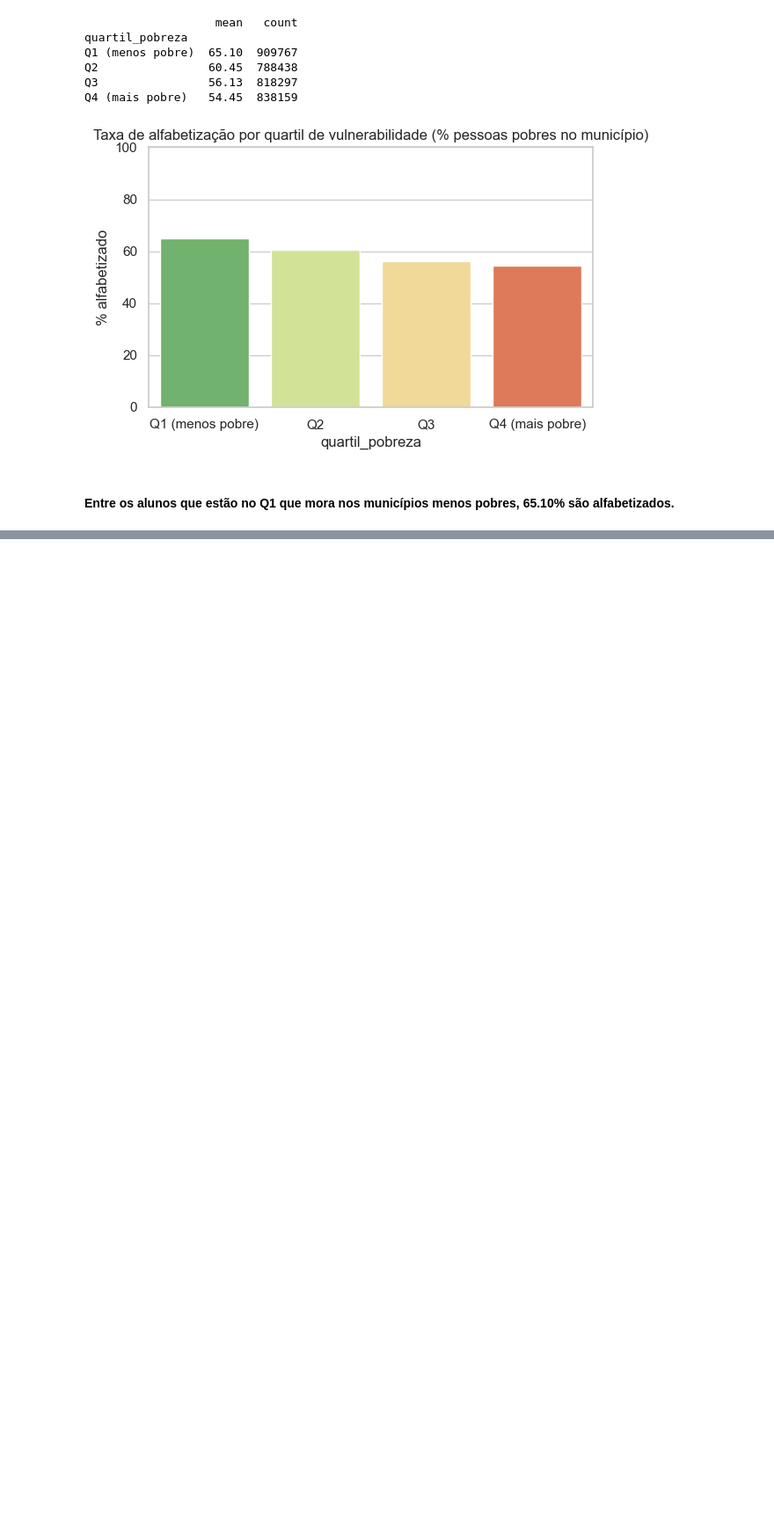
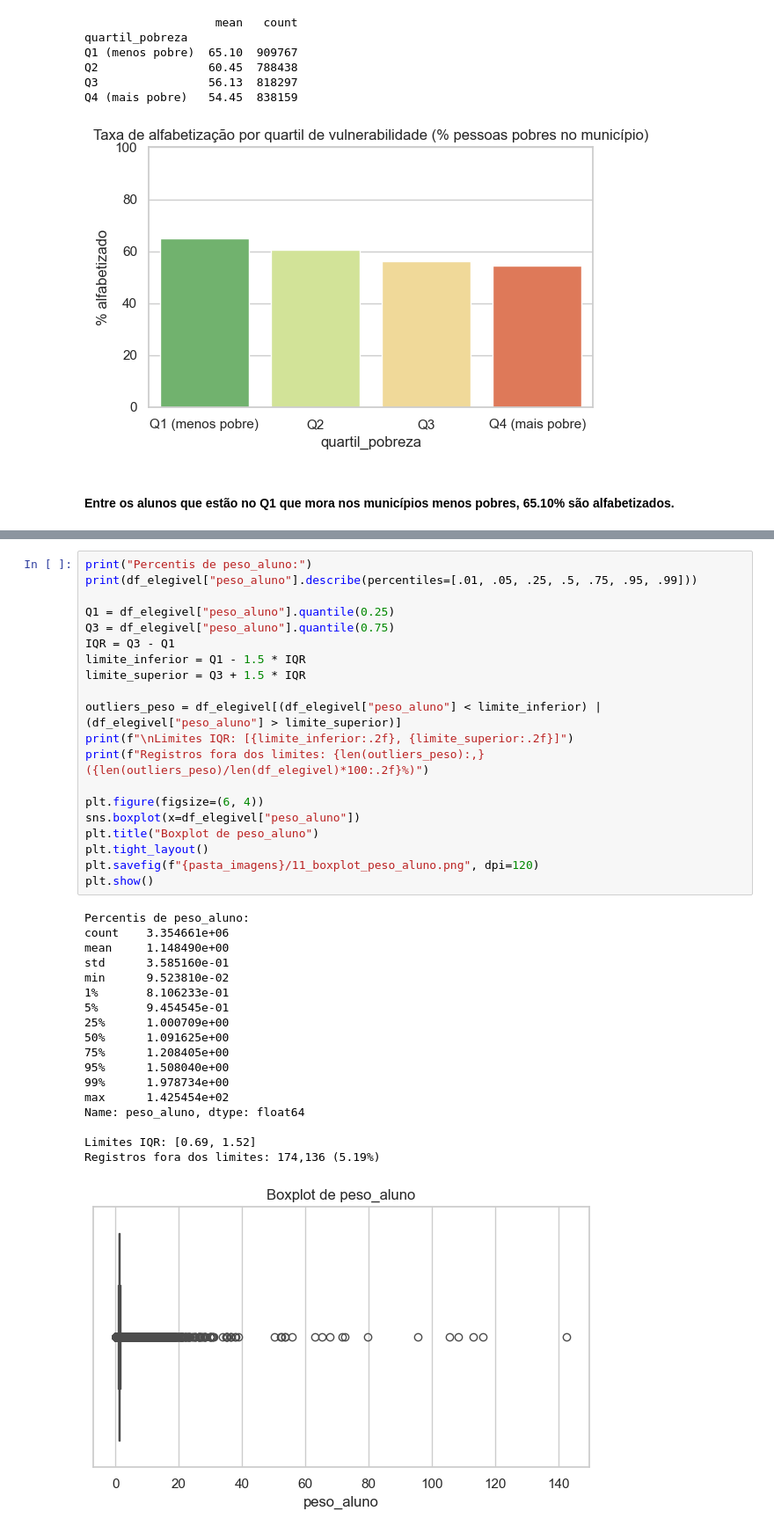
Before and after one commit to p-teco/tech_challenge_fase3, a Jupyter notebook: notebooks/EDA.ipynb, the cells around one changed output, grey strips where cells are left out. Shown at 88% size. Cells and saved outputs as stored; diff of their text form; blank space fills up the shorter version.

```diff
--- a/notebooks/EDA.ipynb
+++ b/notebooks/EDA.ipynb
@@ -395,0 +539,39 @@ Q4 (mais pobre)   54.45  838159
+# %%
+print("Percentis de peso_aluno:")
+print(df_elegivel["peso_aluno"].describe(percentiles=[.01, .05, .25, .5, .75, .95, .99]))
+
+Q1 = df_elegivel["peso_aluno"].quantile(0.25)
+Q3 = df_elegivel["peso_aluno"].quantile(0.75)
+IQR = Q3 - Q1
+limite_inferior = Q1 - 1.5 * IQR
+limite_superior = Q3 + 1.5 * IQR
+
+outliers_peso = df_elegivel[(df_elegivel["peso_aluno"] < limite_inferior) | (df_elegivel["peso_aluno"] > limite_superior)]
+print(f"\nLimites IQR: [{limite_inferior:.2f}, {limite_superior:.2f}]")
+print(f"Registros fora dos limites: {len(outliers_peso):,} ({len(outliers_peso)/len(df_elegivel)*100:.2f}%)")
+
+plt.figure(figsize=(6, 4))
+sns.boxplot(x=df_elegivel["peso_aluno"])
+plt.title("Boxplot de peso_aluno")
+plt.tight_layout()
+plt.savefig(f"{pasta_imagens}/11_boxplot_peso_aluno.png", dpi=120)
+plt.show()
+# %% [output]
+Percentis de peso_aluno:
+count    3.354661e+06
+mean     1.148490e+00
+std      3.585160e-01
+min      9.523810e-02
+1%       8.106233e-01
+5%       9.454545e-01
+25%      1.000709e+00
+50%      1.091625e+00
+75%      1.208405e+00
+95%      1.508040e+00
+99%      1.978734e+00
+max      1.425454e+02
+Name: peso_aluno, dtype: float64
+
+Limites IQR: [0.69, 1.52]
+Registros fora dos limites: 174,136 (5.19%)
+[figure, added]
```
Also changed, not shown: parts of 8 cells of this notebook, 3 other files.
